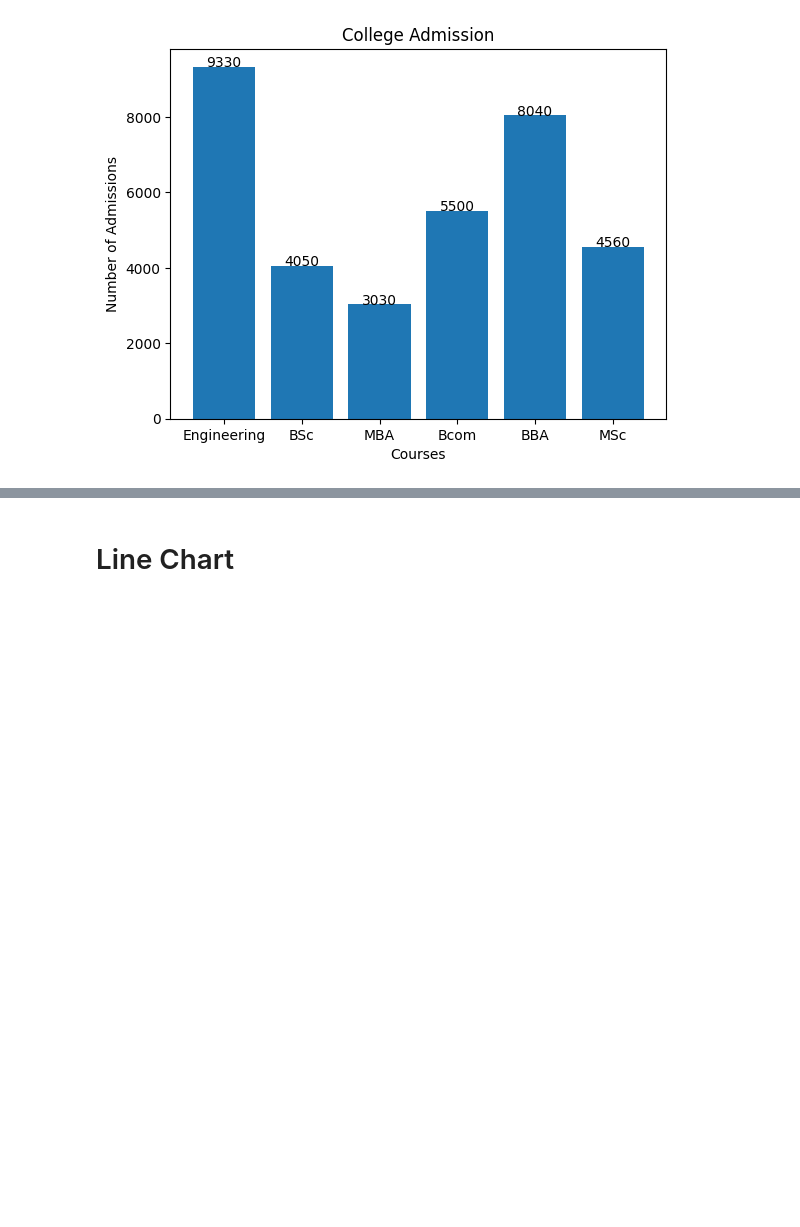
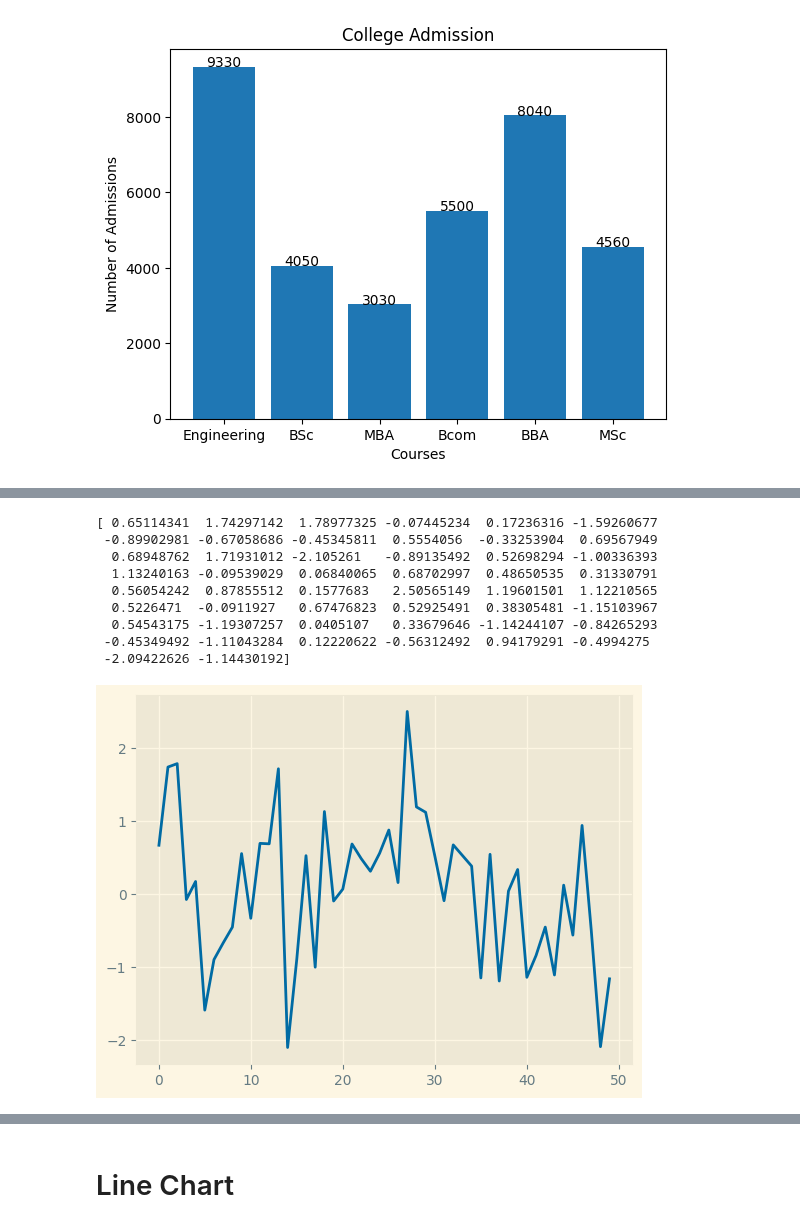
Before and after one commit to ngzhiwei517/NLP, a Jupyter notebook: Matplotlib.ipynb, the cells around one changed output, grey strips where cells are left out. Drawn from its saved outputs; the diff is of its cells as text; code cells hidden in the pictures; blank space fills up the shorter version.

```diff
--- a/Matplotlib.ipynb
+++ b/Matplotlib.ipynb
@@ -88,0 +195,19 @@ add_labels(x, y)
+# %%
+import numpy as np
+import matplotlib.pyplot as plt
+from matplotlib import style
+data = np.random.randn(50)
+plt.style.use('tableau-colorblind10')
+plt.plot(data)
+plt.show()
+# %% [output]
+[ 0.65114341  1.74297142  1.78977325 -0.07445234  0.17236316 -1.59260677
+ -0.89902981 -0.67058686 -0.45345811  0.5554056  -0.33253904  0.69567949
+  0.68948762  1.71931012 -2.105261   -0.89135492  0.52698294 -1.00336393
+  1.13240163 -0.09539029  0.06840065  0.68702997  0.48650535  0.31330791
+  0.56054242  0.87855512  0.1577683   2.50565149  1.19601501  1.12210565
+  0.5226471  -0.0911927   0.67476823  0.52925491  0.38305481 -1.15103967
+  0.54543175 -1.19307257  0.0405107   0.33679646 -1.14244107 -0.84265293
+ -0.45349492 -1.11043284  0.12220622 -0.56312492  0.94179291 -0.4994275
+ -2.09422626 -1.14430192]
+[figure, added]
```
Also changed, not shown: parts of 18 cells of this notebook.
